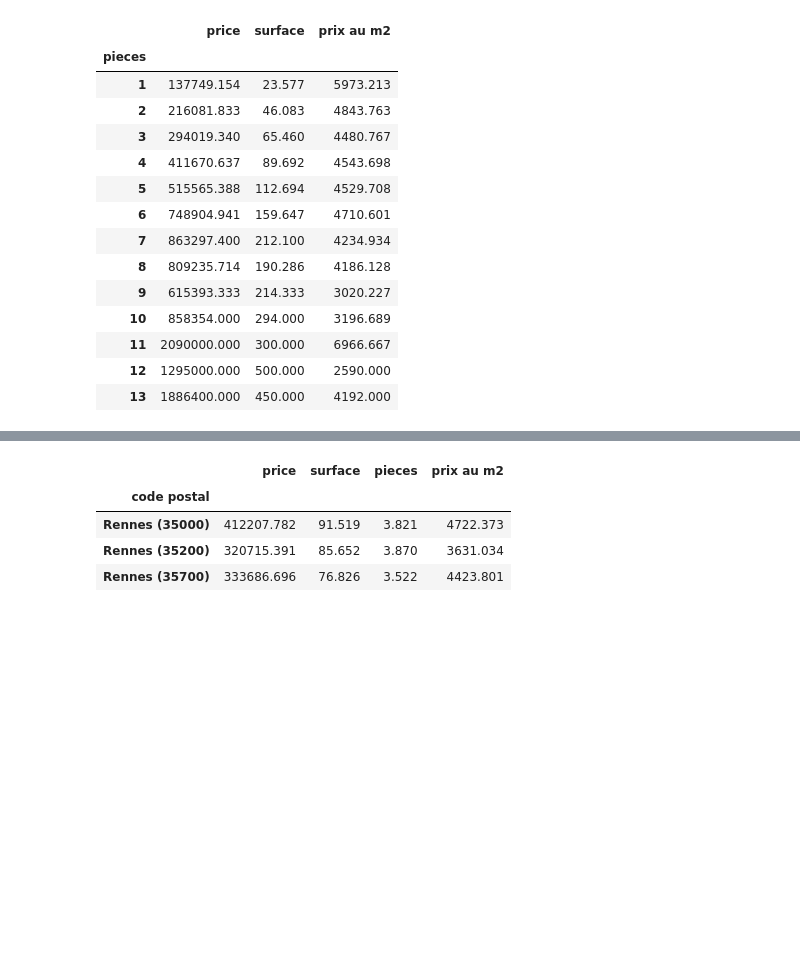
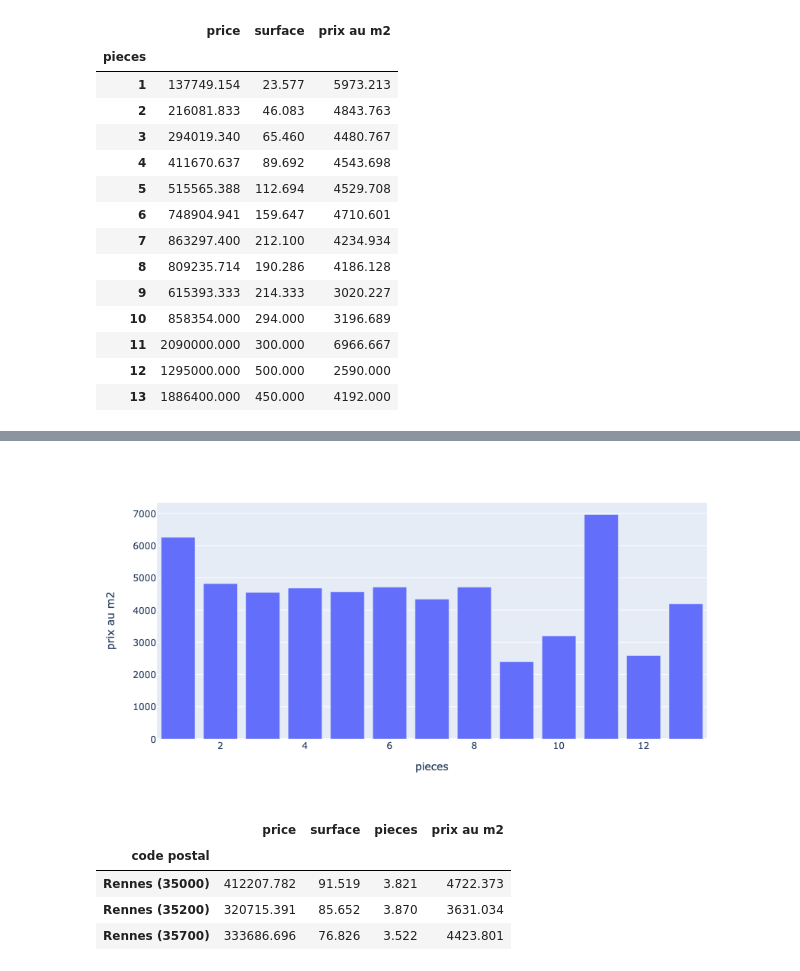
Before and after one commit to aandre35/real-estate-scraping, a Jupyter notebook: paru_vendu.ipynb, the cells around one changed output, grey strips where cells are left out. Saved outputs shown, nothing was run; the diff lists cells and outputs as text; code cells hidden in the pictures; blank space fills up the shorter version.

```diff
--- a/paru_vendu.ipynb
+++ b/paru_vendu.ipynb
@@ -120,0 +127,3 @@ df.groupby("pieces").mean()
+# %%
+df_price_surface = df[df['code postal'] == 'Rennes (35000)'].groupby("pieces").mean()
+df_price_surface.head()
@@ -121,3 +138,8 @@ df.groupby("pieces").mean()
+# %%
+fig = px.bar(df_price_surface, x=df_price_surface.index, y="prix au m2")
+fig.show()
+# %% [output]
+[figure, added]
 # %%
 df.groupby("code postal").mean()
 # %% [output]
```
Also changed, not shown: parts of 5 cells of this notebook, 1 other file.
